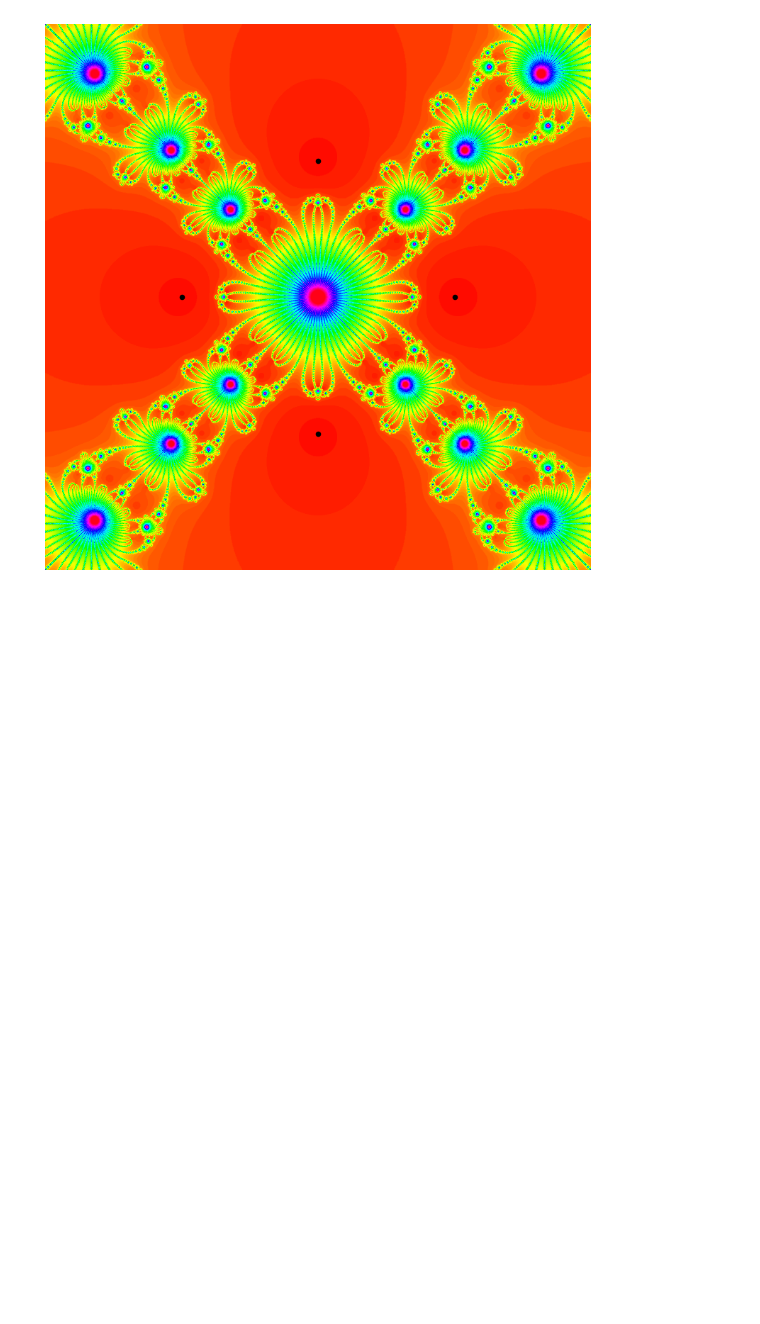
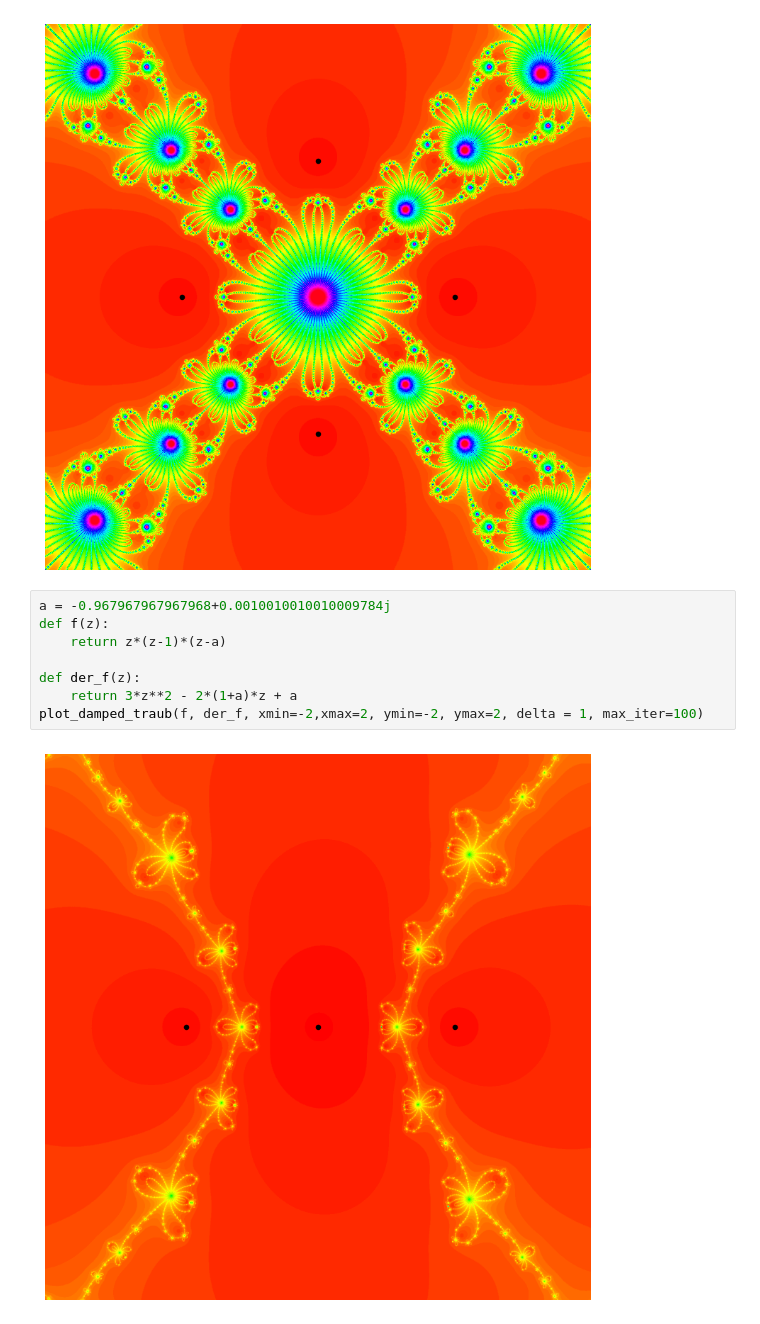
Before and after one commit to davidrosado4/damped-Traub-method, a Jupyter notebook: damped-traub.ipynb, the cells around one changed output. Drawn from its saved outputs; the diff is of its cells as text; blank space fills up the shorter version.

```diff
--- a/damped-traub.ipynb
+++ b/damped-traub.ipynb
@@ -56,3 +56,13 @@ def der_f(z):
 plot_damped_traub(f, der_f, xmin=-2,xmax=2, ymin=-2, ymax=2, delta = 1, max_iter=100)
 # %% [output]
 [figure]
+# %%
+a = -0.967967967967968+0.0010010010010009784j
+def f(z):
+    return z*(z-1)*(z-a)
+
+def der_f(z):
+    return 3*z**2 - 2*(1+a)*z + a
+plot_damped_traub(f, der_f, xmin=-2,xmax=2, ymin=-2, ymax=2, delta = 1, max_iter=100)
+# %% [output]
+[figure, added]
```
